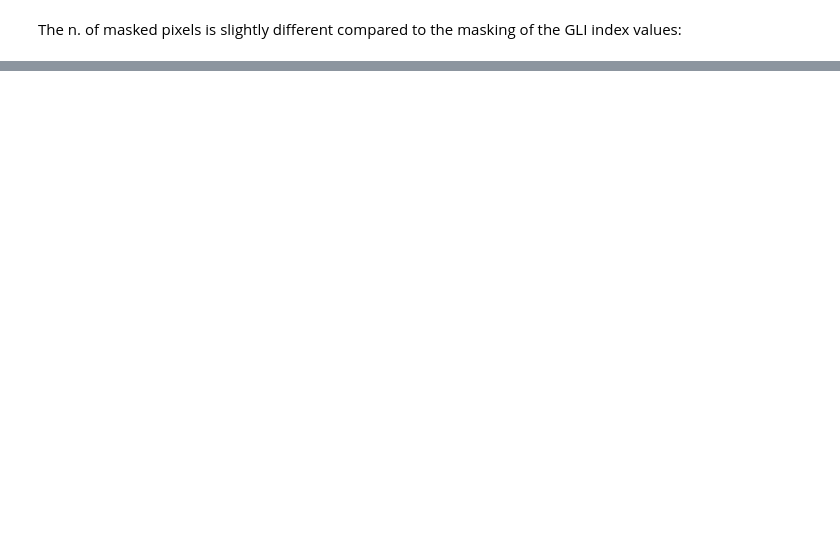
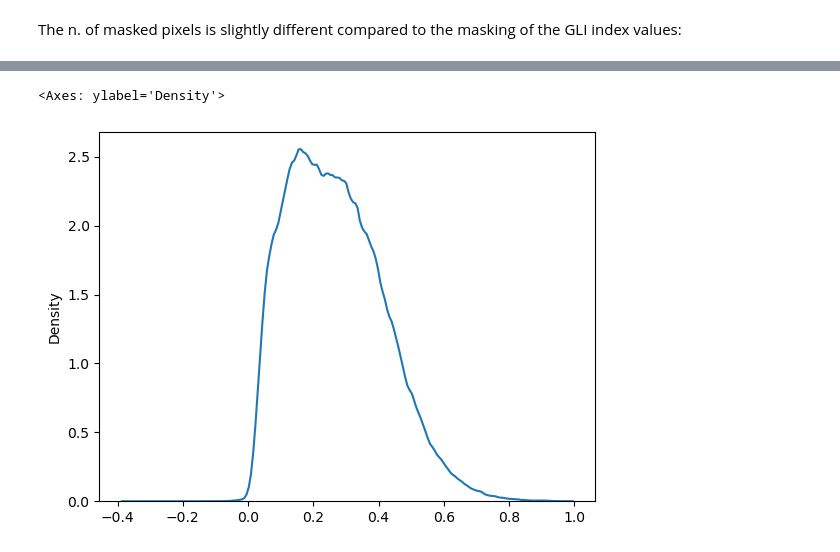
Before and after one commit to ne1s0n/paper-drone2report, a Jupyter notebook: scripts/index_values.ipynb, the cells around one changed output, grey strips where cells are left out. Cells and saved outputs as stored; diff of their text form; code cells hidden in the pictures; blank space fills up the shorter version.

```diff
--- a/scripts/index_values.ipynb
+++ b/scripts/index_values.ipynb
@@ -237,0 +423,6 @@ plt.show()
+# %%
+import seaborn as sns
+sns.kdeplot(x, bw_adjust=.5)
+# %% [output]
+<Axes: ylabel='Density'>
+[figure, added]
```
Also changed, not shown: parts of 36 cells of this notebook.
